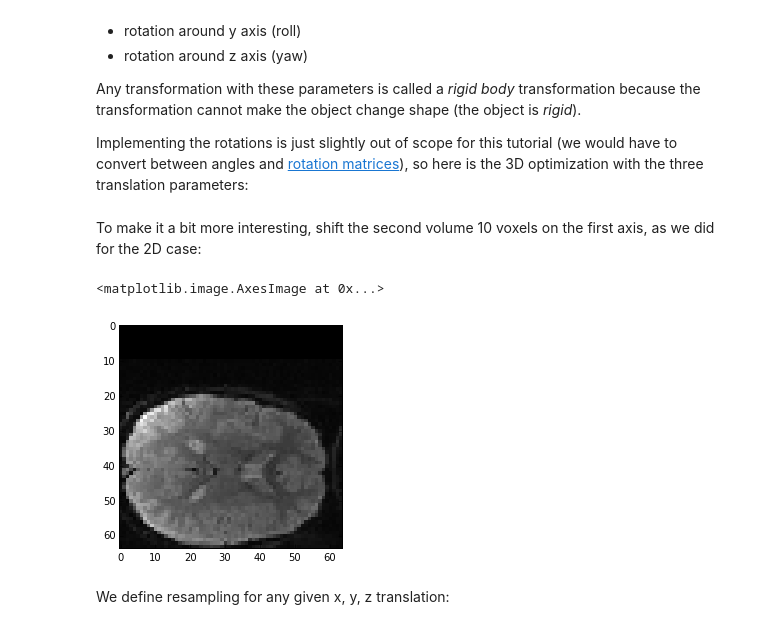
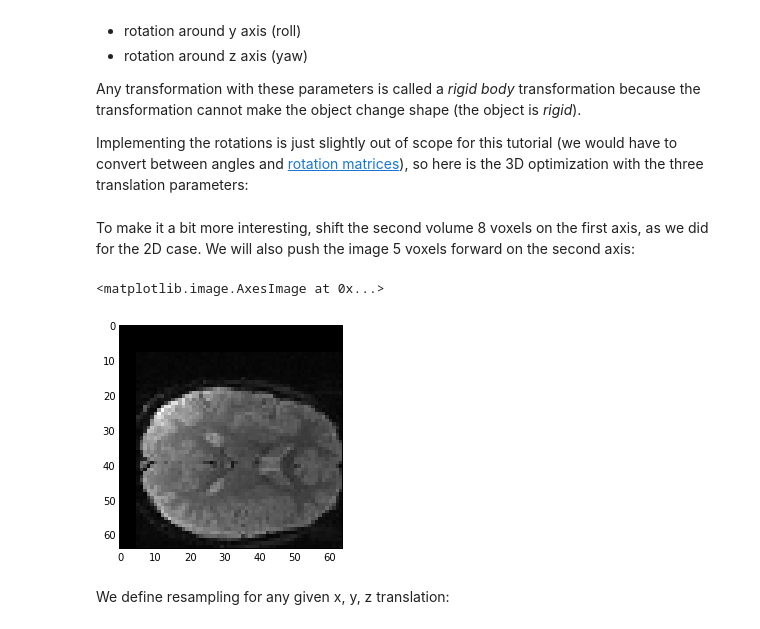
Before and after one commit to practical-neuroimaging/pna2015, a Jupyter notebook: day9/optimizing_space.ipynb, the cells around one changed output. Cells and saved outputs as stored; diff of their text form; code cells hidden in the pictures.

```diff
--- a/day9/optimizing_space.ipynb
+++ b/day9/optimizing_space.ipynb
@@ -390,14 +417,14 @@ Any transformation with these parameters is called a *rigid body* transformation
 
 Implementing the rotations is just slightly out of scope for this tutorial (we would have to convert between angles and [rotation matrices](http://en.wikipedia.org/wiki/Rotation_matrix)), so here is the 3D optimization with the three translation parameters:
 # %% [markdown]
-To make it a bit more interesting, shift the second volume 10 voxels on the first axis, as we did for the 2D case:
+To make it a bit more interesting, shift the second volume 8 voxels on the first axis, as we did for the 2D case.  We will also push the image 5 voxels forward on the second axis:
 # %%
 shifted_vol1 = np.zeros(vol1.shape)
-shifted_vol1[10:, :, :] = vol1[:-10, :, :]
+shifted_vol1[8:, 5:, :] = vol1[:-8, :-5, :]
 plt.imshow(shifted_vol1[:, :, 17])
 # %% [output]
 <matplotlib.image.AxesImage at 0x...>
-[figure, old version]
+[figure, new version]
 # %% [markdown]
 We define resampling for any given x, y, z translation:
 # %%
```
Also changed, not shown: parts of 62 cells of this notebook.
